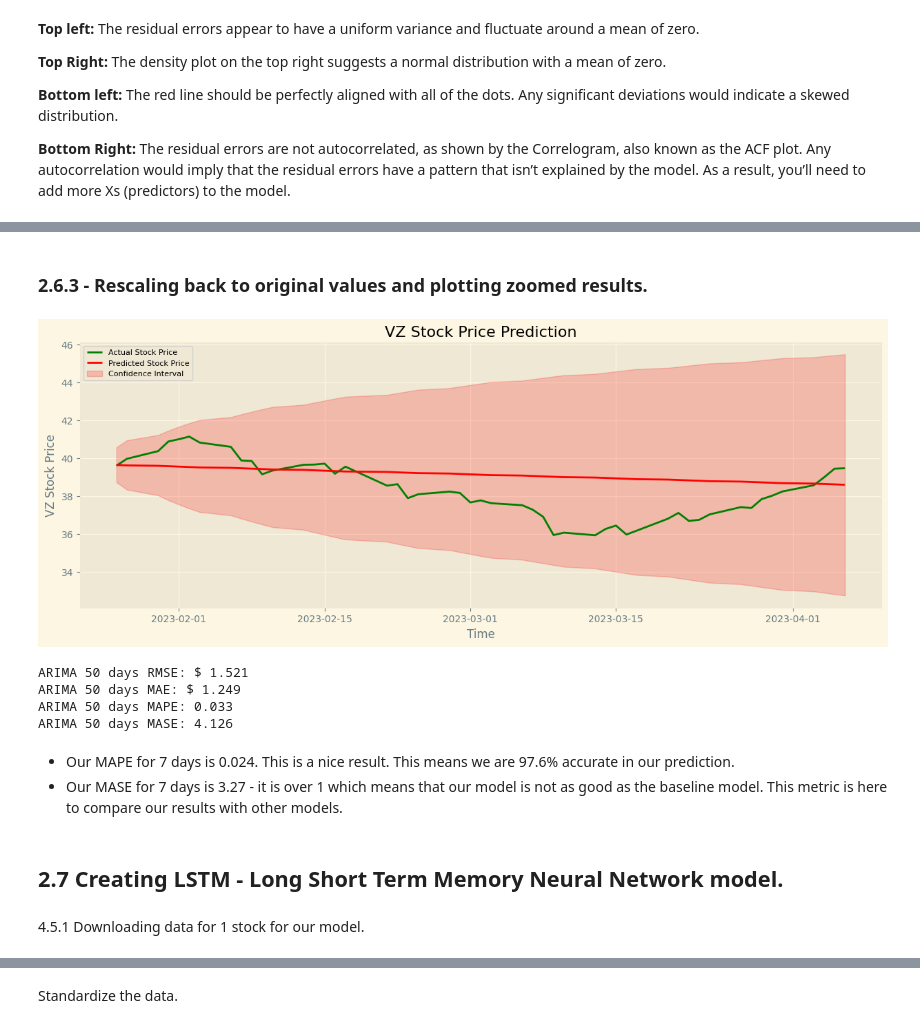
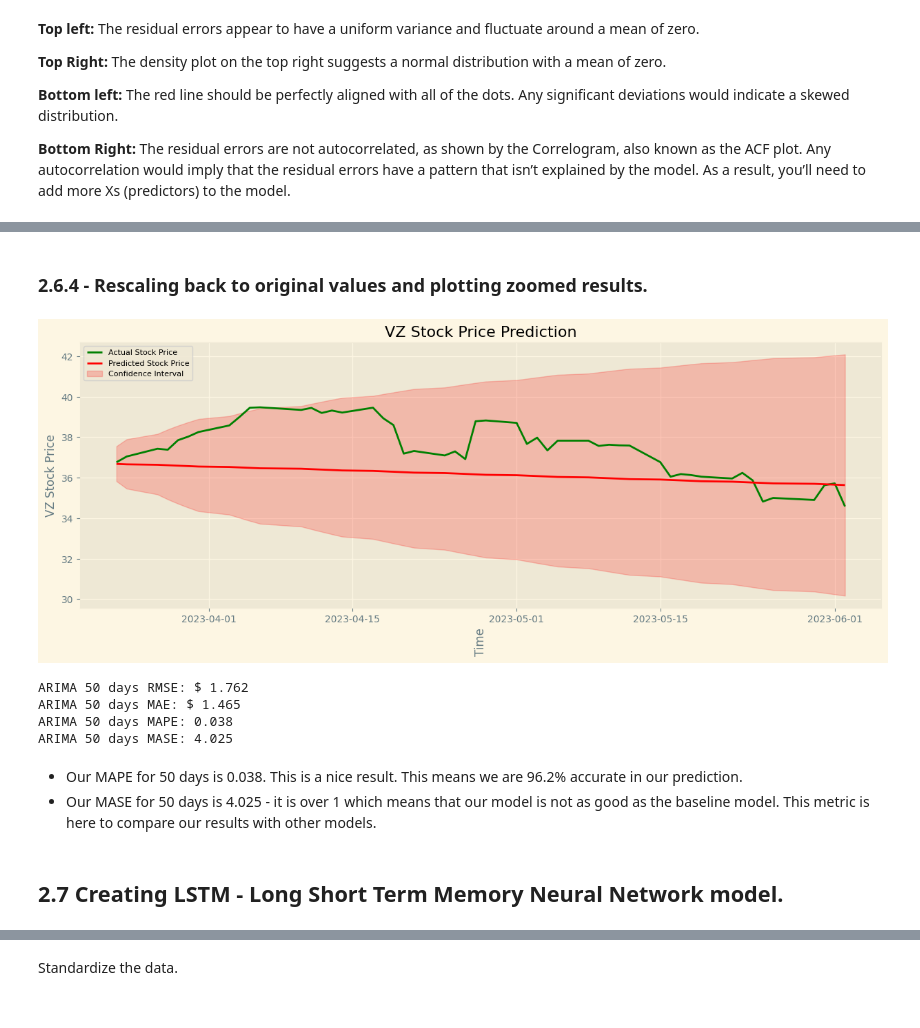
Before and after one commit to Folongton/Stock-Analysis, a Jupyter notebook: P1-Indicators-Chart-Analysis/P2-Modeling-Feature_Ingeneering.ipynb, the cells around one changed output, grey strips where cells are left out. Saved outputs shown, nothing was run; the diff lists cells and outputs as text; code cells hidden in the pictures.

```diff
--- a/P1-Indicators-Chart-Analysis/P2-Modeling-Feature_Ingeneering.ipynb
+++ b/P1-Indicators-Chart-Analysis/P2-Modeling-Feature_Ingeneering.ipynb
@@ -64,0 +102,23 @@ df.head(2)
+# %%
+def download_data(config):
+    ts = TimeSeries(key=config['alpha_vantage']['key']) #you can use the demo API key for this project, but please make sure to eventually get your own API key at https://www.alphavantage.co/support/#api-key.
+    data, meta_data = ts.get_daily_adjusted(config["alpha_vantage"]["symbol"], outputsize=config["alpha_vantage"]["outputsize"])
+
+    data_date = [date for date in data.keys()]
+    data_date.reverse()
+
+    data_close_price = [float(data[date][config["alpha_vantage"]["key_adjusted_close"]]) for date in data.keys()]
+    data_close_price.reverse()
+    data_close_price = np.array(data_close_price)
+
+    data_volume = [float(data[date][config["alpha_vantage"]["key_volume"]]) for date in data.keys()]
+    data_volume.reverse()
+    data_volume = np.array(data_volume)
+
+    num_data_points = len(data_date)
+    display_date_range = "from " + data_date[0] + " to " + data_date[num_data_points-1]
+    print("Number data points", num_data_points, display_date_range)
+
+    return data, data_date, data_close_price, data_volume, display_date_range
+
+json_data_full, data_date, data_close_price, data_volume, display_date_range = download_data(config)
@@ -64,0 +127,7 @@ df.head(2)
+# %%
+data = {'Close': data_close_price, 'Volume': data_volume}
+df = pd.DataFrame(data = data, index=data_date)
+df.index.name = 'Date'
+df.index = pd.to_datetime(df.index)
+df['Close - 1'] = df['Close'].shift(1)
+df.head(2)
@@ -64,0 +157,11 @@ df.head(2)
+# %%
+test_df = df.iloc[-TEST_PREDICTION_DAYS:]
+df = df.iloc[:-TEST_PREDICTION_DAYS]
+
+train_df = df.iloc[ : int(df.shape[0] * config["data"]["train_split_size"])]
+val_df = df.iloc[- int(df.shape[0] * config["data"]["val_split_size"]) : ]
+
+print("Train DF end:  ", train_df.shape)
+print("Val DF end:    ", val_df.shape)
+print("Test DF end:   ", test_df.shape)
+print("Total values:  ", train_df.shape[0], "+", val_df.shape[0], "+", test_df.shape[0], "=", train_df.shape[0] + val_df.shape[0] + test_df.shape[0])
@@ -401,40 +511,41 @@ fc_params_summary.head(2)
 # %% [markdown]
-### 2.6.3 - Rescaling back to original values and plotting zoomed results.
+### 2.6.4 - Rescaling back to original values and plotting zoomed results.
 # %%
 # transforming to original scale
 fc_series_exp = np.exp(fc_series)
 lower_series_exp = np.exp(lower_series)
 upper_series_exp = np.exp(upper_series)
 test_data_exp = np.exp(test_data)
 # Plot only the predictions and the confidence interval
 plt.figure(figsize=(15,5), dpi=100)
 plt.plot(test_data_exp, color = 'green', label='Actual Stock Price')
 plt.plot(fc_series_exp, color = 'red',label='Predicted Stock Price')
 plt.fill_between(lower_series_exp.index, lower_series_exp, upper_series_exp, color='r', alpha=.20, label='Confidence Interval', interpolate=True)
 plt.title('VZ Stock Price Prediction')
-plt.xlabel('Time')
+plt.xlabel('Time' , rotation='vertical')
 plt.ylabel('VZ Stock Price')
 plt.legend(loc='upper left', fontsize=8)
 plt.show()
 # %% [output]
-[figure, old version]
+[figure, new version]
 # %%
 # calculate mape, mase
+naive_forecast_PREDICTION_DAYS = df['Close - 1'].iloc[-PREDICTION_DAYS:]
 rmse = math.sqrt(mean_squared_error(test_data_exp, fc_series_exp))
 mae = mean_absolute_error(test_data_exp, fc_series_exp)
 mape = mean_absolute_percentage_error(test_data_exp, fc_series_exp)
-mase = mean_absolute_scaled_error(test_data_exp, fc_series_exp, naive_forecast)
+mase = mean_absolute_scaled_error(test_data_exp, fc_series_exp, naive_forecast_PREDICTION_DAYS)
 print(f'ARIMA {PREDICTION_DAYS} days RMSE: $ {round(rmse,3)}')
 print(f'ARIMA {PREDICTION_DAYS} days MAE: $ {round(mae,3)}')
 print(f'ARIMA {PREDICTION_DAYS} days MAPE: {round(mape,3)}')
 print(f'ARIMA {PREDICTION_DAYS} days MASE: {round(mase,3)}')
 # %% [output]
-ARIMA 50 days RMSE: $ 1.521
-ARIMA 50 days MAE: $ 1.249
-ARIMA 50 days MAPE: 0.033
-ARIMA 50 days MASE: 4.126
+ARIMA 50 days RMSE: $ 1.762
+ARIMA 50 days MAE: $ 1.465
+ARIMA 50 days MAPE: 0.038
+ARIMA 50 days MASE: 4.025
 # %% [markdown]
-* Our MAPE for 7 days is 0.024. This is a nice result. This means we are 97.6% accurate in our prediction.
-* Our MASE for 7 days is 3.27 - it is over 1 which means that our model is not as good as the baseline model. This metric is here to compare our results with other models.
+* Our MAPE for 50 days is 0.038. This is a nice result. This means we are 96.2% accurate in our prediction.
+* Our MASE for 50 days is 4.025 - it is over 1 which means that our model is not as good as the baseline model. This metric is here to compare our results with other models.
 # %% [markdown]
 ## 2.7 Creating LSTM - Long Short Term Memory Neural Network model.
@@ -491,2 +551,0 @@ config = {
-# %% [markdown]
-4.5.1 Downloading data for 1 stock for our model.
```
Also changed, not shown: parts of 64 cells of this notebook.
